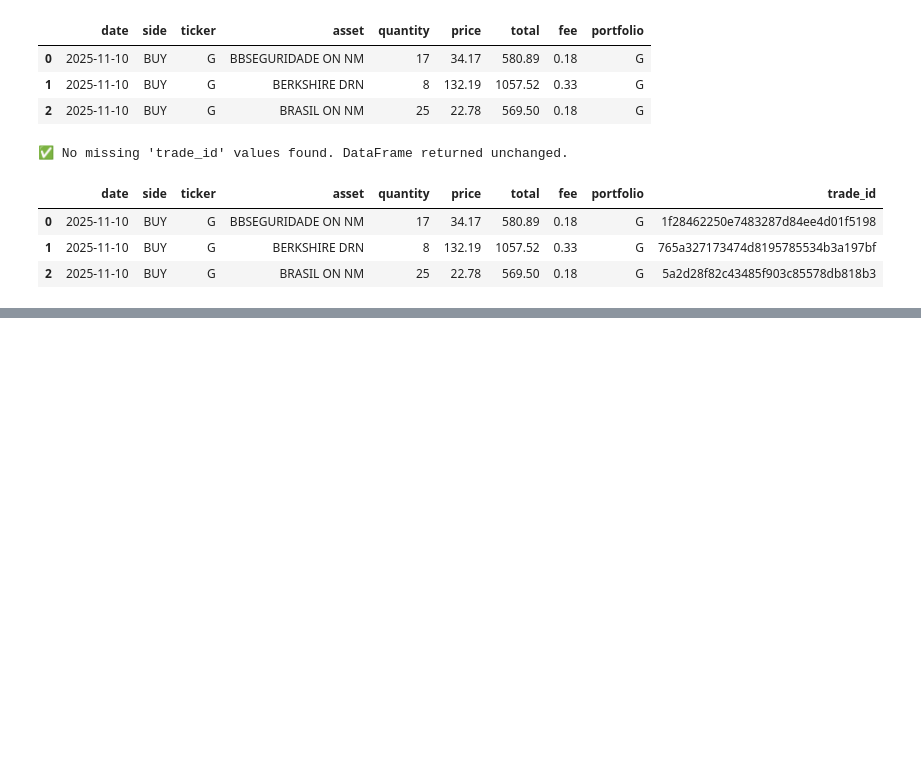
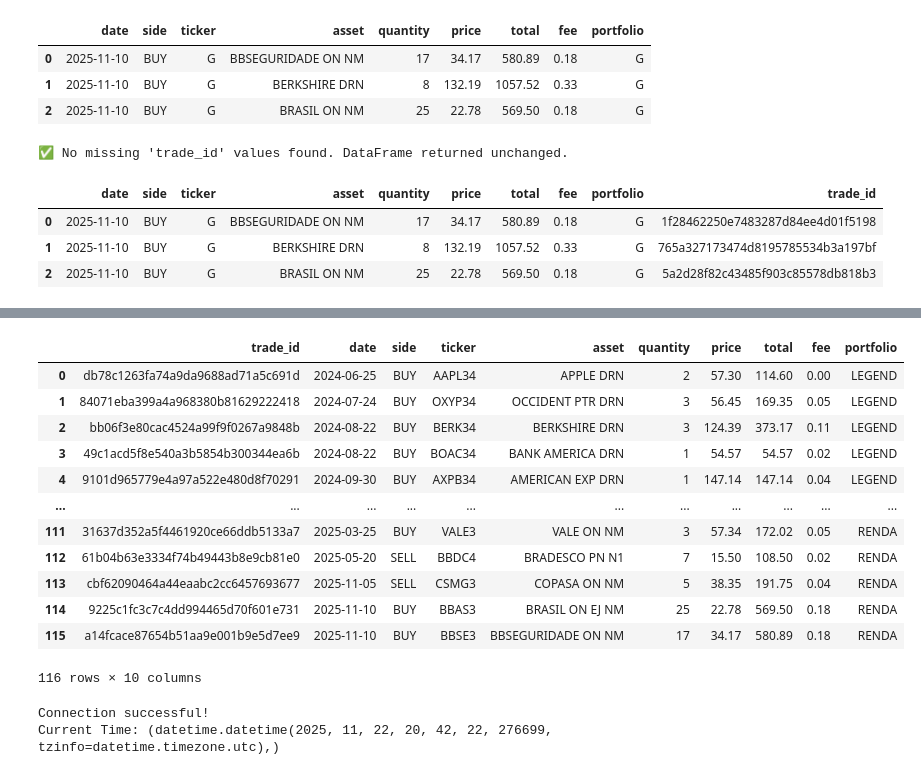
Before and after one commit to sergiobk201/portfolio_dashboard, a Jupyter notebook: gmail_rico_automation.ipynb, the cells around one changed output, grey strips where cells are left out. Saved outputs shown, nothing was run; the diff lists cells and outputs as text; code cells hidden in the pictures; blank space fills up the shorter version.

```diff
--- a/gmail_rico_automation.ipynb
+++ b/gmail_rico_automation.ipynb
@@ -575,0 +624,63 @@ df
+# %%
+final_table['fee'] = final_table['fee'].fillna(0)
+final_table
+# %% [output]
+|  | trade_id | date | side | ticker | asset | quantity | price | total | fee | portfolio |
+| 0 | db78c1263fa74a9da9688ad71a5c691d | 2024-06-25 | BUY | AAPL34 | APPLE DRN | 2 | 57.30 | 114.60 | 0.00 | LEGEND |
+| 1 | 84071eba399a4a968380b81629222418 | 2024-07-24 | BUY | OXYP34 | OCCIDENT PTR DRN | 3 | 56.45 | 169.35 | 0.05 | LEGEND |
+| 2 | bb06f3e80cac4524a99f9f0267a9848b | 2024-08-22 | BUY | BERK34 | BERKSHIRE DRN | 3 | 124.39 | 373.17 | 0.11 | LEGEND |
+| 3 | 49c1acd5f8e540a3b5854b300344ea6b | 2024-08-22 | BUY | BOAC34 | BANK AMERICA DRN | 1 | 54.57 | 54.57 | 0.02 | LEGEND |
+| 4 | 9101d965779e4a97a522e480d8f70291 | 2024-09-30 | BUY | AXPB34 | AMERICAN EXP DRN | 1 | 147.14 | 147.14 | 0.04 | LEGEND |
+| ... | ... | ... | ... | ... | ... | ... | ... | ... | ... | ... |
+| 111 | 31637d352a5f4461920ce66ddb5133a7 | 2025-03-25 | BUY | VALE3 | VALE ON NM | 3 | 57.34 | 172.02 | 0.05 | RENDA |
+| 112 | 61b04b63e3334f74b49443b8e9cb81e0 | 2025-05-20 | SELL | BBDC4 | BRADESCO PN N1 | 7 | 15.50 | 108.50 | 0.02 | RENDA |
+| 113 | cbf62090464a44eaabc2cc6457693677 | 2025-11-05 | SELL | CSMG3 | COPASA ON NM | 5 | 38.35 | 191.75 | 0.04 | RENDA |
+| 114 | 9225c1fc3c7c4dd994465d70f601e731 | 2025-11-10 | BUY | BBAS3 | BRASIL ON EJ NM | 25 | 22.78 | 569.50 | 0.18 | RENDA |
+| 115 | a14fcace87654b51aa9e001b9e5d7ee9 | 2025-11-10 | BUY | BBSE3 | BBSEGURIDADE ON NM | 17 | 34.17 | 580.89 | 0.18 | RENDA |
+116 rows × 10 columns
+# %%
+#Connection to SQL database
+
+import psycopg2
+from dotenv import load_dotenv
+import os
+
+# Load environment variables from .env
+load_dotenv()
+
+# Fetch variables
+USER = os.getenv("user")
+PASSWORD = os.getenv("password")
+HOST = os.getenv("host")
+PORT = os.getenv("port")
+DBNAME = os.getenv("dbname")
+
+# Connect to the database
+try:
+    connection = psycopg2.connect(
+        user=USER,
+        password=PASSWORD,
+        host=HOST,
+        port=PORT,
+        dbname=DBNAME
+    )
+    print("Connection successful!")
+
+    # Create a cursor to execute SQL queries
+    cursor = connection.cursor()
+
+    # Example query
+    cursor.execute("SELECT NOW();")
+    result = cursor.fetchone()
+    print("Current Time:", result)
+
+    # Close the cursor and connection
+    # cursor.close()
+    # connection.close()
+    # print("Connection closed.")
+
+except Exception as e:
+    print(f"Failed to connect: {e}")
+# %% [output]
+Connection successful!
+Current Time: (datetime.datetime(2025, 11, 22, 20, 42, 22, 276699, tzinfo=datetime.timezone.utc),)
```
Also changed, not shown: parts of 5 cells of this notebook.
